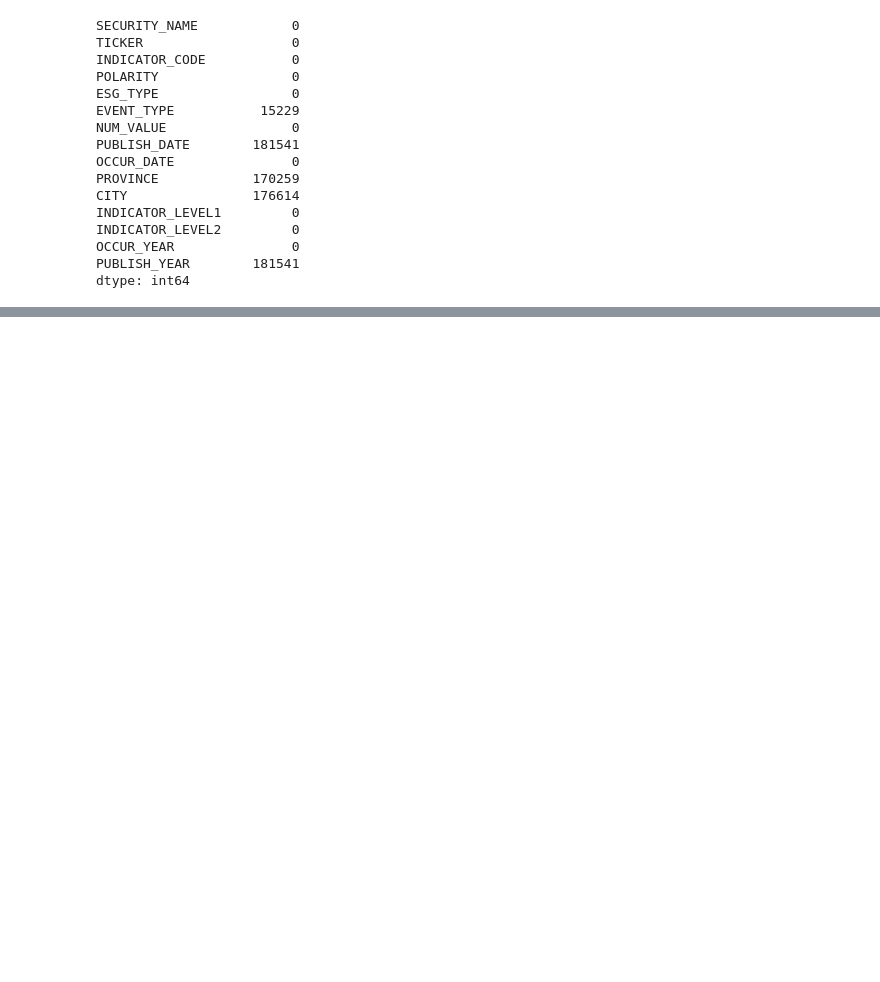
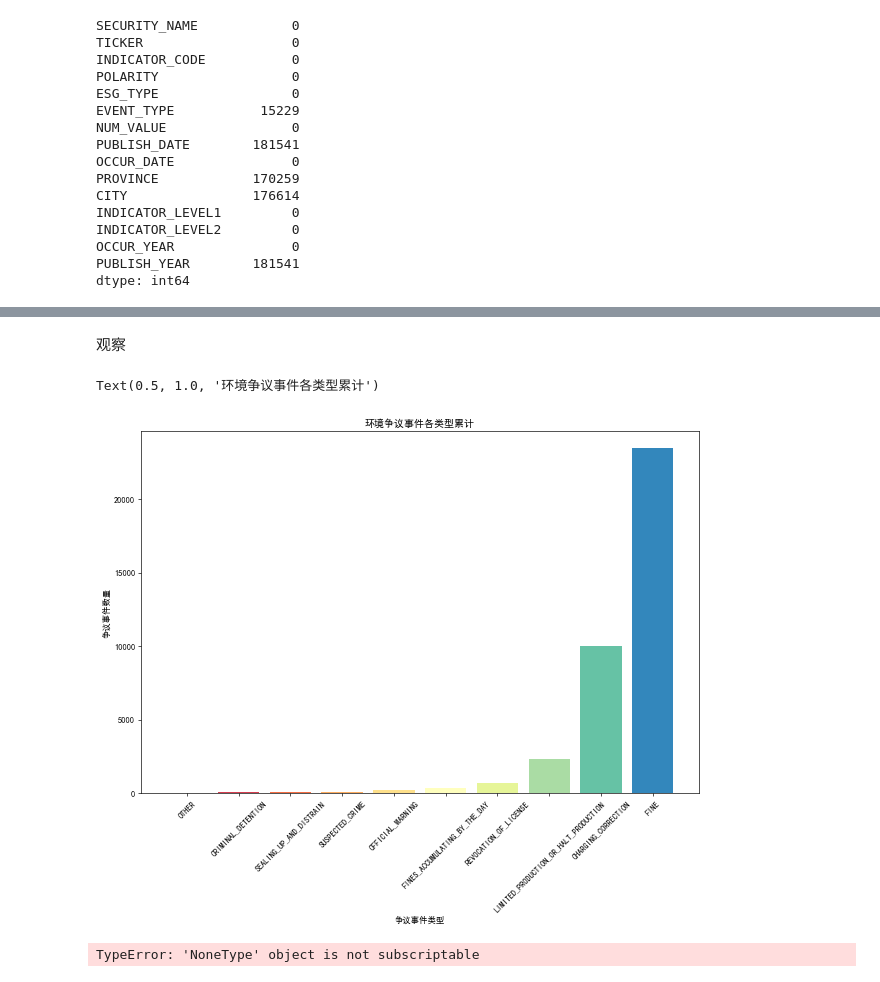
Before and after one commit to imporatore/Quant, a Jupyter notebook: ESG/esg_alter_events.ipynb, the cells around one changed output, grey strips where cells are left out. Cells and saved outputs as stored; diff of their text form; code cells hidden in the pictures; blank space fills up the shorter version.

```diff
--- a/ESG/esg_alter_events.ipynb
+++ b/ESG/esg_alter_events.ipynb
@@ -41,0 +156,28 @@ dtype: int64
+# %%
+def count_event_type(type):
+    ec_df = pd.DataFrame()
+    type_df = esg_alter.loc[esg_alter['ESG_TYPE']==type, 'EVENT_TYPE'].loc[~esg_alter['EVENT_TYPE'].isna()]
+    ec_df['EVENT_TYPE'] = list(event_types[type])
+    ec_df['COUNTS'] = ec_df['EVENT_TYPE'].apply(lambda t: type_df.apply(lambda x: t in x).sum())
+    return ec_df
+# %%
+e_event_count_df = count_event_type('E').sort_values(by=['COUNTS'], inplace=False).reset_index(drop=True)
+s_event_count_df = count_event_type('S').sort_values(by=['COUNTS'], inplace=False).reset_index(drop=True)
+g_event_count_df = count_event_type('G').sort_values(by=['COUNTS'], inplace=False).reset_index(drop=True)
+# %% [markdown]
+观察
+# %%
+plt.figure(figsize=(12, 8), dpi=60)
+colors = [plt.cm.Spectral(i/10) for i in range(10)]
+plt.bar(np.arange(10), e_event_count_df['COUNTS'], color=colors)
+plt.xticks(np.arange(10), [i[19:] for i in e_event_count_df['EVENT_TYPE']], rotation=45)
+plt.xlabel('争议事件类型')
+plt.ylabel('争议事件数量')
+plt.title('环境争议事件各类型累计')
+# %% [output]
+Text(0.5, 1.0, '环境争议事件各类型累计')
+[figure, added]
+# %%
+e_event_count_df['COUNTS']
+# %% [output]
+TypeError: 'NoneType' object is not subscriptable
```
Also changed, not shown: parts of 16 cells of this notebook.
